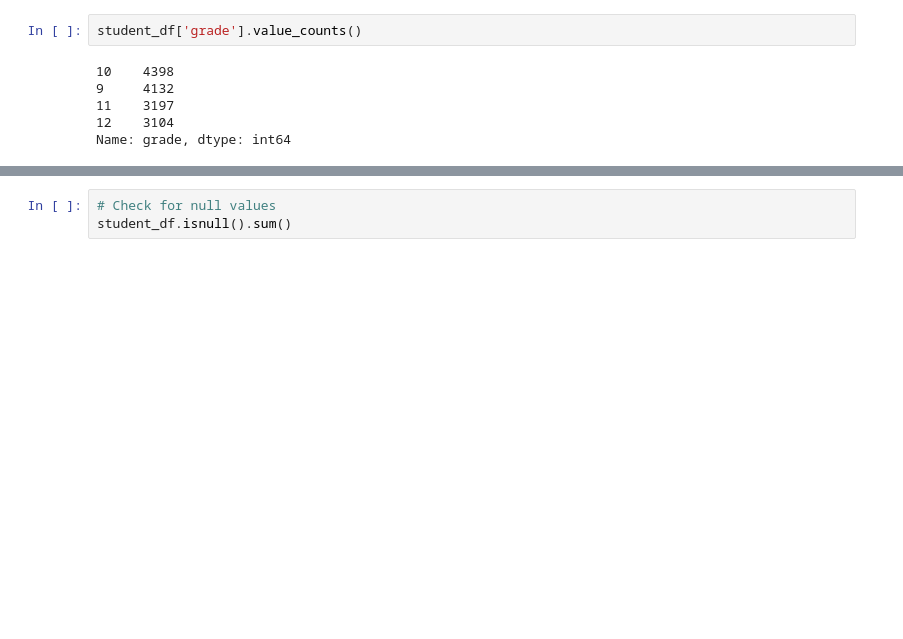
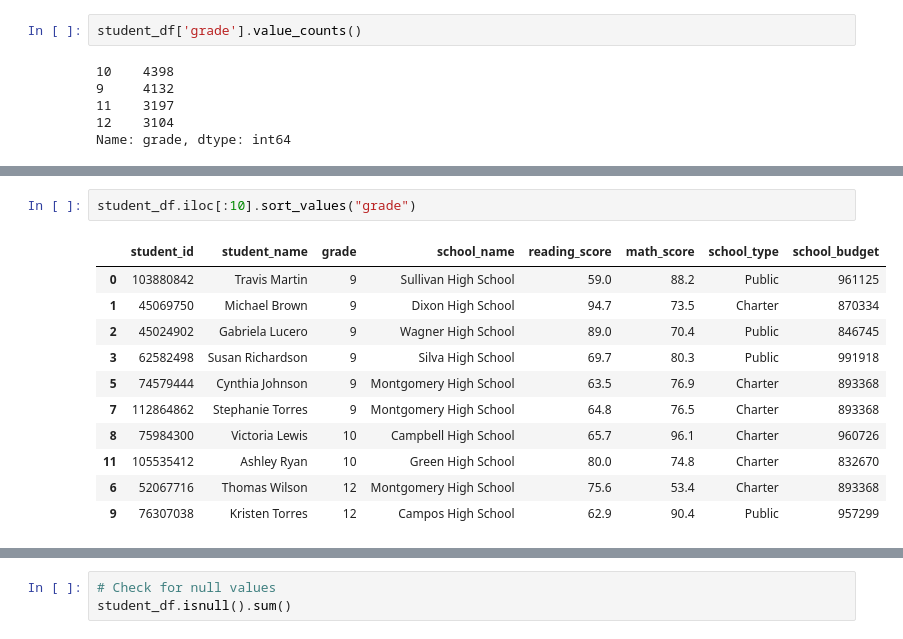
Before and after one commit to SalilValia/School_District_Analysis, a Jupyter notebook: Unsolved/Student_Data_Challenge_Starter_Code.ipynb, the cells around one changed output, grey strips where cells are left out. Cells and saved outputs as stored; diff of their text form; blank space fills up the shorter version.

```diff
--- a/Unsolved/Student_Data_Challenge_Starter_Code.ipynb
+++ b/Unsolved/Student_Data_Challenge_Starter_Code.ipynb
@@ -253 +269,15 @@ student_df['id']
+# %%
+student_df.iloc[:10].sort_values("grade")
+# %% [output]
+|  | student_id | student_name | grade | school_name | reading_score | math_score | school_type | school_budget |
+| 0 | 103880842 | Travis Martin | 9 | Sullivan High School | 59.0 | 88.2 | Public | 961125 |
+| 1 | 45069750 | Michael Brown | 9 | Dixon High School | 94.7 | 73.5 | Charter | 870334 |
+| 2 | 45024902 | Gabriela Lucero | 9 | Wagner High School | 89.0 | 70.4 | Public | 846745 |
+| 3 | 62582498 | Susan Richardson | 9 | Silva High School | 69.7 | 80.3 | Public | 991918 |
+| 5 | 74579444 | Cynthia Johnson | 9 | Montgomery High School | 63.5 | 76.9 | Charter | 893368 |
+| 7 | 112864862 | Stephanie Torres | 9 | Montgomery High School | 64.8 | 76.5 | Charter | 893368 |
+| 8 | 75984300 | Victoria Lewis | 10 | Campbell High School | 65.7 | 96.1 | Charter | 960726 |
+| 11 | 105535412 | Ashley Ryan | 10 | Green High School | 80.0 | 74.8 | Charter | 832670 |
+| 6 | 52067716 | Thomas Wilson | 12 | Montgomery High School | 75.6 | 53.4 | Charter | 893368 |
+| 9 | 76307038 | Kristen Torres | 12 | Campos High School | 62.9 | 90.4 | Public | 957299 |
 # %%
```
Also changed, not shown: parts of 11 cells of this notebook.
